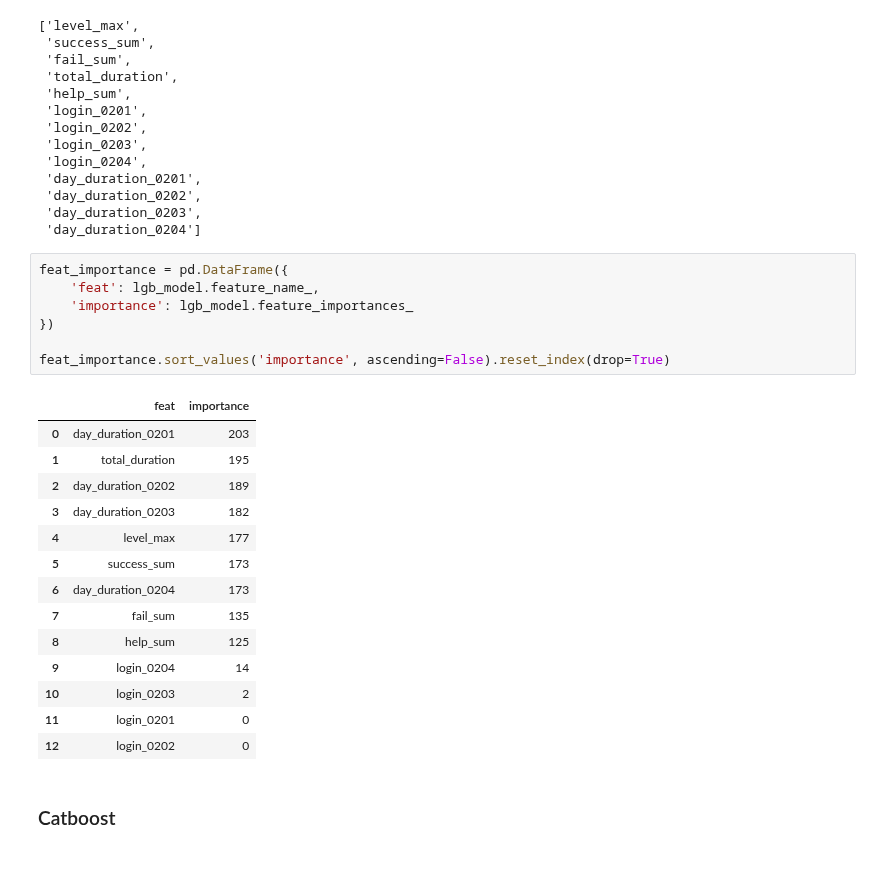
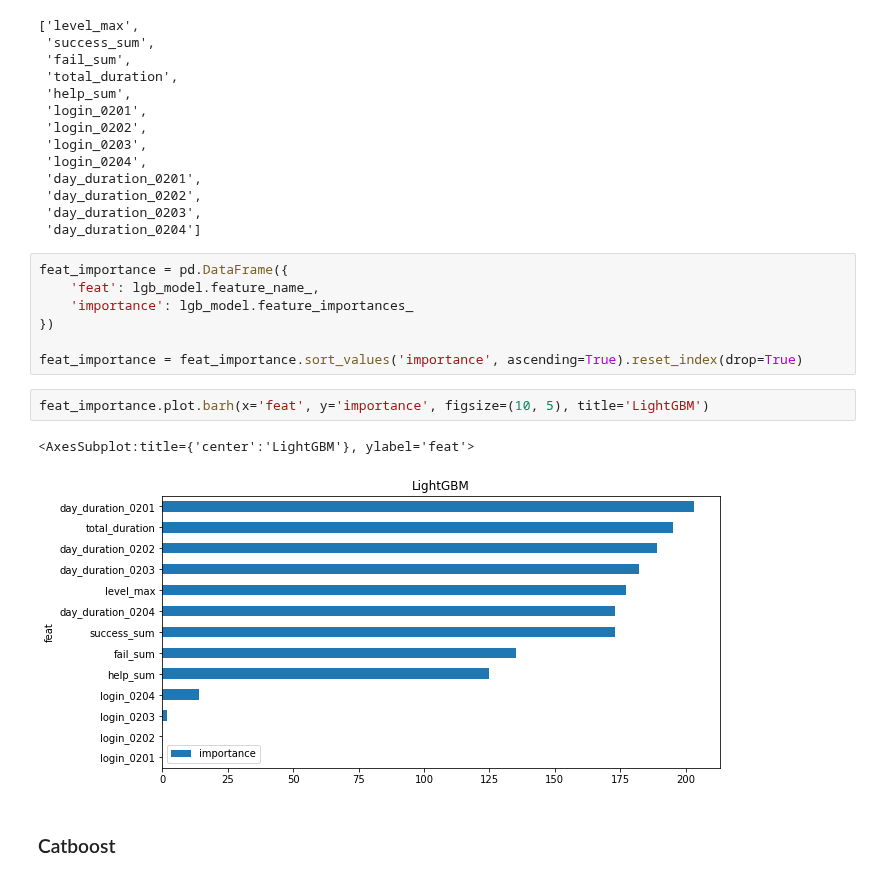
Before and after one commit to hotbaby/ml, a Jupyter notebook: Competitions/手游用户流失预测/Final.ipynb, the cells around one changed output. Cells and saved outputs as stored; diff of their text form.

```diff
--- a/Competitions/手游用户流失预测/Final.ipynb
+++ b/Competitions/手游用户流失预测/Final.ipynb
@@ -522,22 +522,12 @@ feat_importance = pd.DataFrame({
     'importance': lgb_model.feature_importances_
 })
 
-feat_importance.sort_values('importance', ascending=False).reset_index(drop=True)
+feat_importance = feat_importance.sort_values('importance', ascending=True).reset_index(drop=True)
-# %% [output]
-|  | feat | importance |
-| 0 | day_duration_0201 | 203 |
-| 1 | total_duration | 195 |
-| 2 | day_duration_0202 | 189 |
-| 3 | day_duration_0203 | 182 |
-| 4 | level_max | 177 |
-| 5 | success_sum | 173 |
-| 6 | day_duration_0204 | 173 |
-| 7 | fail_sum | 135 |
-| 8 | help_sum | 125 |
-| 9 | login_0204 | 14 |
-| 10 | login_0203 | 2 |
-| 11 | login_0201 | 0 |
-| 12 | login_0202 | 0 |
+# %%
+feat_importance.plot.barh(x='feat', y='importance', figsize=(10, 5), title='LightGBM')
+# %% [output]
+<AxesSubplot:title={'center':'LightGBM'}, ylabel='feat'>
+[figure, added]
 # %% [markdown]
 ### Catboost
 # %% [markdown]
```
Also changed, not shown: parts of 2 cells of this notebook.
